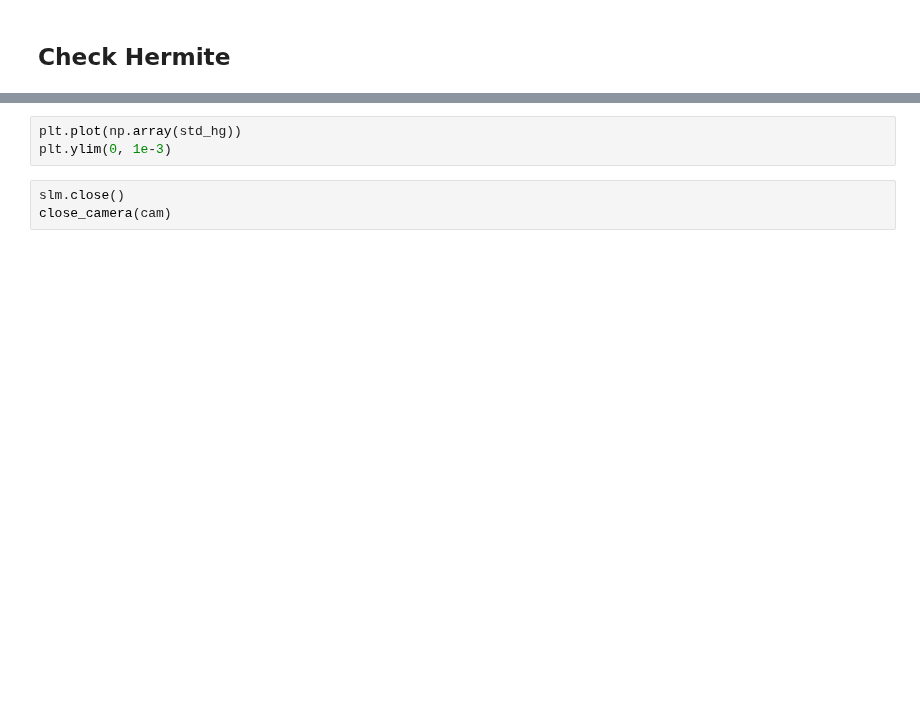
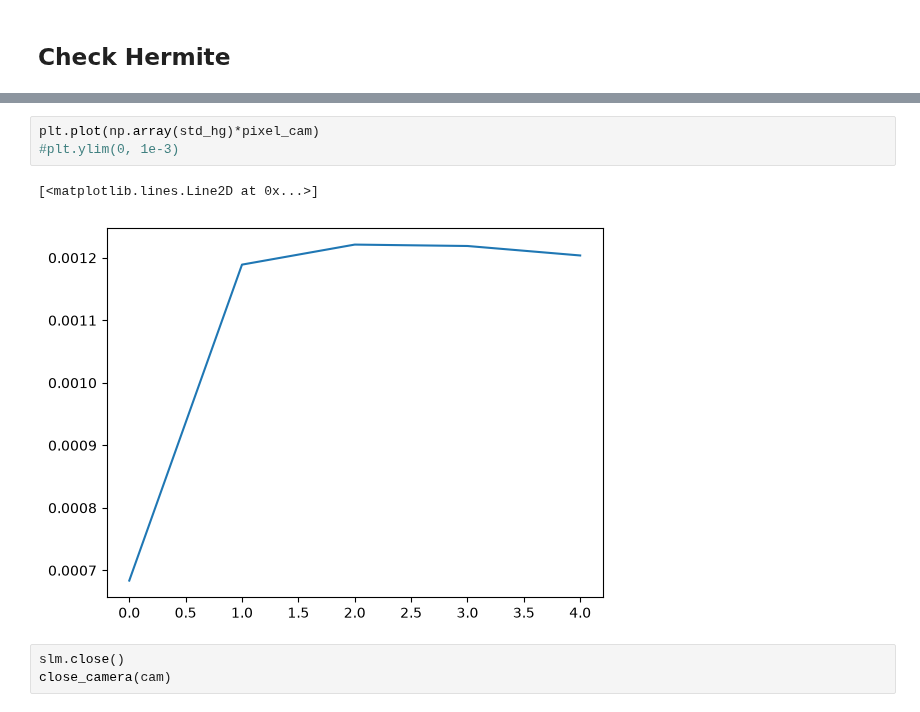
Before and after one commit to Altilano/Speckle, a Jupyter notebook: check_fixwaist.ipynb, the cells around one changed output, grey strips where cells are left out. Drawn from its saved outputs; the diff is of its cells as text; blank space fills up the shorter version.

```diff
--- a/check_fixwaist.ipynb
+++ b/check_fixwaist.ipynb
@@ -98,6 +122,9 @@ for n in range(5):
 # %%
-plt.plot(np.array(std_hg))
-plt.ylim(0, 1e-3)
+plt.plot(np.array(std_hg)*pixel_cam)
+#plt.ylim(0, 1e-3)
+# %% [output]
+[<matplotlib.lines.Line2D at 0x...>]
+[figure, added]
 # %%
 slm.close()
 close_camera(cam)
```
Also changed, not shown: parts of 6 cells of this notebook, 7 other files.
